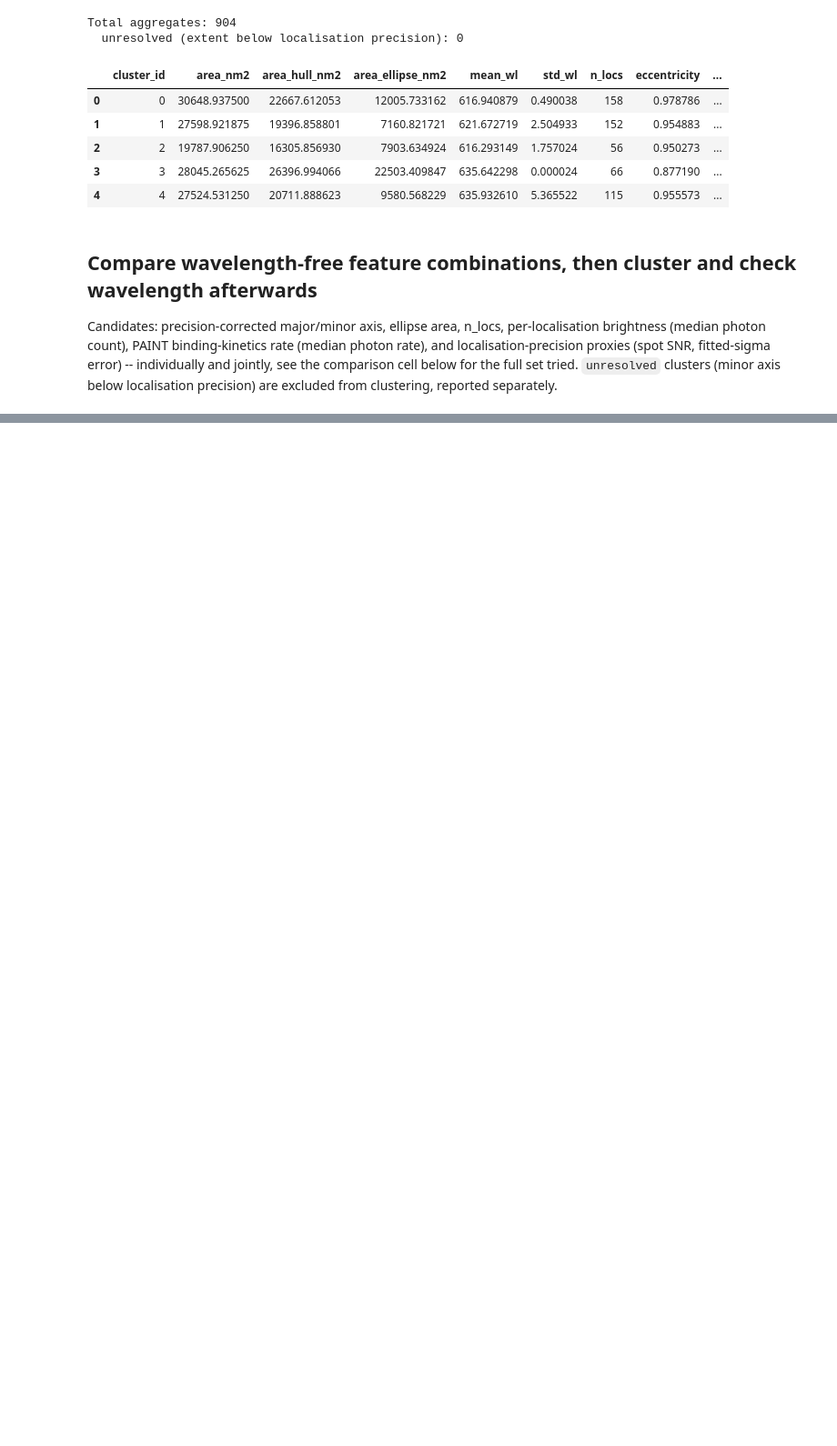
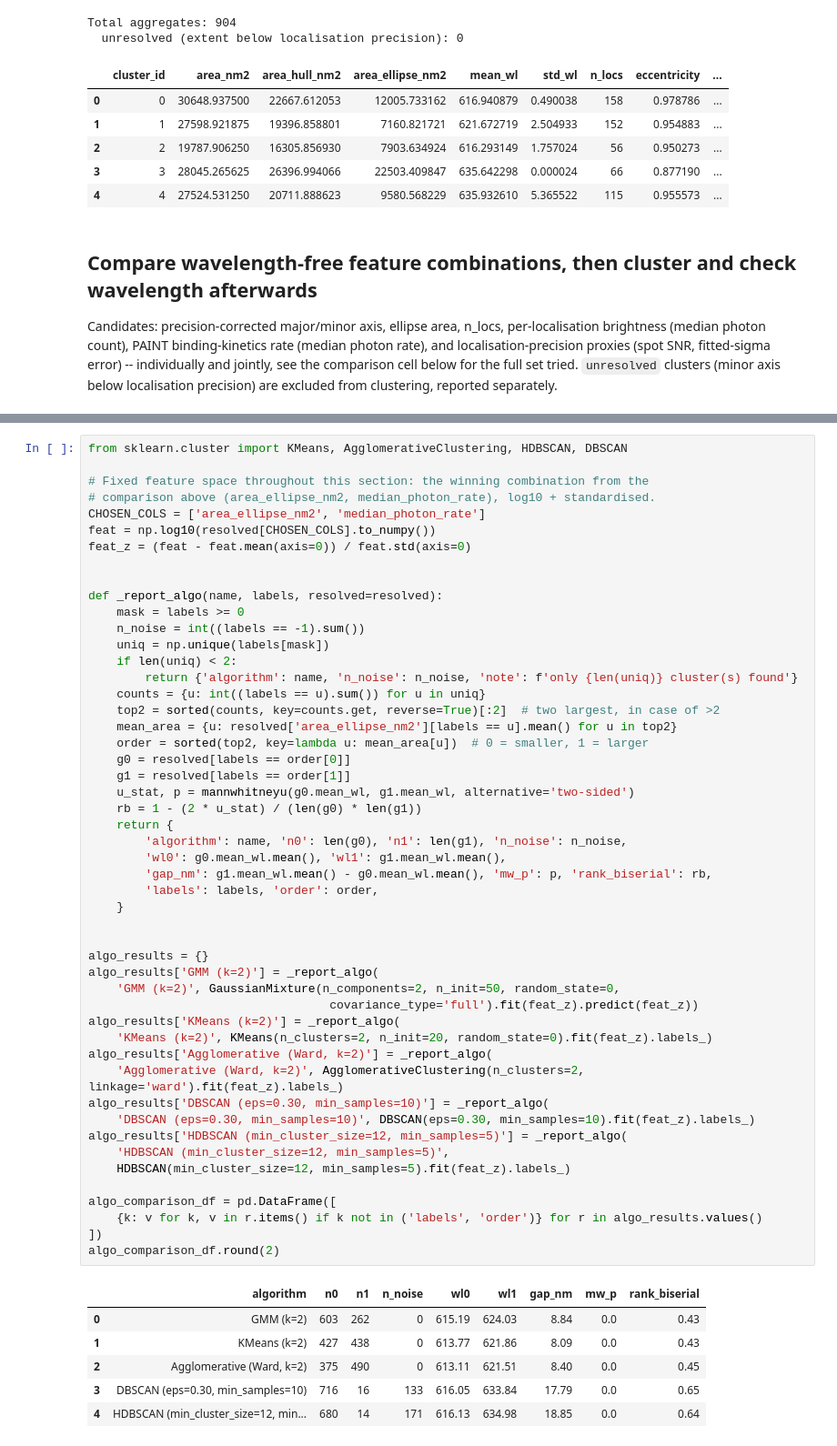
Before and after one commit to TheLeeLab/pyS3M, a Jupyter notebook: notebooks/figures/SI/FigureSI_OligomervsFibril.ipynb, the cells around one changed output, grey strips where cells are left out. Shown at 91% size. Drawn from its saved outputs; the diff is of its cells as text; blank space fills up the shorter version.

```diff
--- a/notebooks/figures/SI/FigureSI_OligomervsFibril.ipynb
+++ b/notebooks/figures/SI/FigureSI_OligomervsFibril.ipynb
@@ -278 +282,58 @@ NOTE: 'mean_photons alone' gave a degenerate split (n=1/864) -- outlier-driven,
+# %%
+from sklearn.cluster import KMeans, AgglomerativeClustering, HDBSCAN, DBSCAN
+
+# Fixed feature space throughout this section: the winning combination from the
+# comparison above (area_ellipse_nm2, median_photon_rate), log10 + standardised.
+CHOSEN_COLS = ['area_ellipse_nm2', 'median_photon_rate']
+feat = np.log10(resolved[CHOSEN_COLS].to_numpy())
+feat_z = (feat - feat.mean(axis=0)) / feat.std(axis=0)
+
+
+def _report_algo(name, labels, resolved=resolved):
+    mask = labels >= 0
+    n_noise = int((labels == -1).sum())
+    uniq = np.unique(labels[mask])
+    if len(uniq) < 2:
+        return {'algorithm': name, 'n_noise': n_noise, 'note': f'only {len(uniq)} cluster(s) found'}
+    counts = {u: int((labels == u).sum()) for u in uniq}
+    top2 = sorted(counts, key=counts.get, reverse=True)[:2]  # two largest, in case of >2
+    mean_area = {u: resolved['area_ellipse_nm2'][labels == u].mean() for u in top2}
+    order = sorted(top2, key=lambda u: mean_area[u])  # 0 = smaller, 1 = larger
+    g0 = resolved[labels == order[0]]
+    g1 = resolved[labels == order[1]]
+    u_stat, p = mannwhitneyu(g0.mean_wl, g1.mean_wl, alternative='two-sided')
+    rb = 1 - (2 * u_stat) / (len(g0) * len(g1))
+    return {
+        'algorithm': name, 'n0': len(g0), 'n1': len(g1), 'n_noise': n_noise,
+        'wl0': g0.mean_wl.mean(), 'wl1': g1.mean_wl.mean(),
+        'gap_nm': g1.mean_wl.mean() - g0.mean_wl.mean(), 'mw_p': p, 'rank_biserial': rb,
+        'labels': labels, 'order': order,
+    }
+
+
+algo_results = {}
+algo_results['GMM (k=2)'] = _report_algo(
+    'GMM (k=2)', GaussianMixture(n_components=2, n_init=50, random_state=0,
+                                  covariance_type='full').fit(feat_z).predict(feat_z))
+algo_results['KMeans (k=2)'] = _report_algo(
+    'KMeans (k=2)', KMeans(n_clusters=2, n_init=20, random_state=0).fit(feat_z).labels_)
+algo_results['Agglomerative (Ward, k=2)'] = _report_algo(
+    'Agglomerative (Ward, k=2)', AgglomerativeClustering(n_clusters=2, linkage='ward').fit(feat_z).labels_)
+algo_results['DBSCAN (eps=0.30, min_samples=10)'] = _report_algo(
+    'DBSCAN (eps=0.30, min_samples=10)', DBSCAN(eps=0.30, min_samples=10).fit(feat_z).labels_)
+algo_results['HDBSCAN (min_cluster_size=12, min_samples=5)'] = _report_algo(
+    'HDBSCAN (min_cluster_size=12, min_samples=5)',
+    HDBSCAN(min_cluster_size=12, min_samples=5).fit(feat_z).labels_)
+
+algo_comparison_df = pd.DataFrame([
+    {k: v for k, v in r.items() if k not in ('labels', 'order')} for r in algo_results.values()
+])
+algo_comparison_df.round(2)
+# %% [output]
+|  | algorithm | n0 | n1 | n_noise | wl0 | wl1 | gap_nm | mw_p | rank_biserial |
+| 0 | GMM (k=2) | 603 | 262 | 0 | 615.19 | 624.03 | 8.84 | 0.0 | 0.43 |
+| 1 | KMeans (k=2) | 427 | 438 | 0 | 613.77 | 621.86 | 8.09 | 0.0 | 0.43 |
+| 2 | Agglomerative (Ward, k=2) | 375 | 490 | 0 | 613.11 | 621.51 | 8.40 | 0.0 | 0.45 |
+| 3 | DBSCAN (eps=0.30, min_samples=10) | 716 | 16 | 133 | 616.05 | 633.84 | 17.79 | 0.0 | 0.65 |
+| 4 | HDBSCAN (min_cluster_size=12, min... | 680 | 14 | 171 | 616.13 | 634.98 | 18.85 | 0.0 | 0.64 |
 # %%
```
Also changed, not shown: parts of 8 cells of this notebook.
